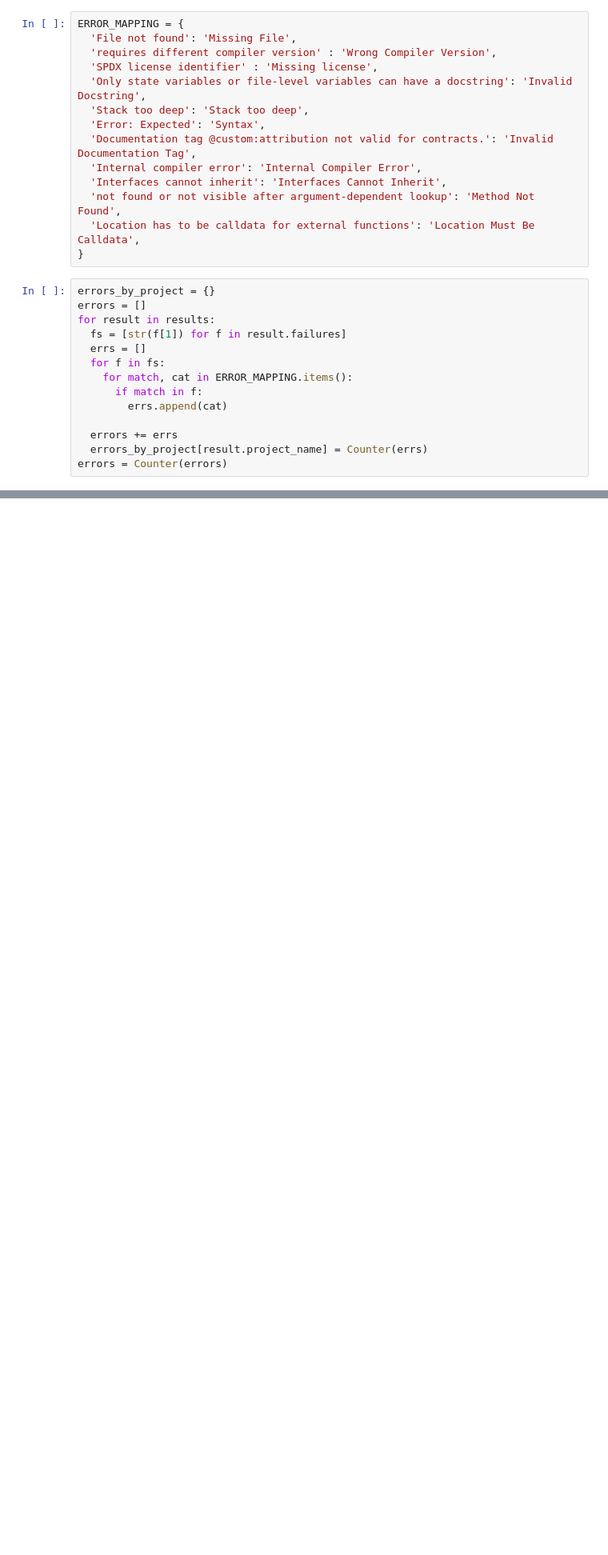
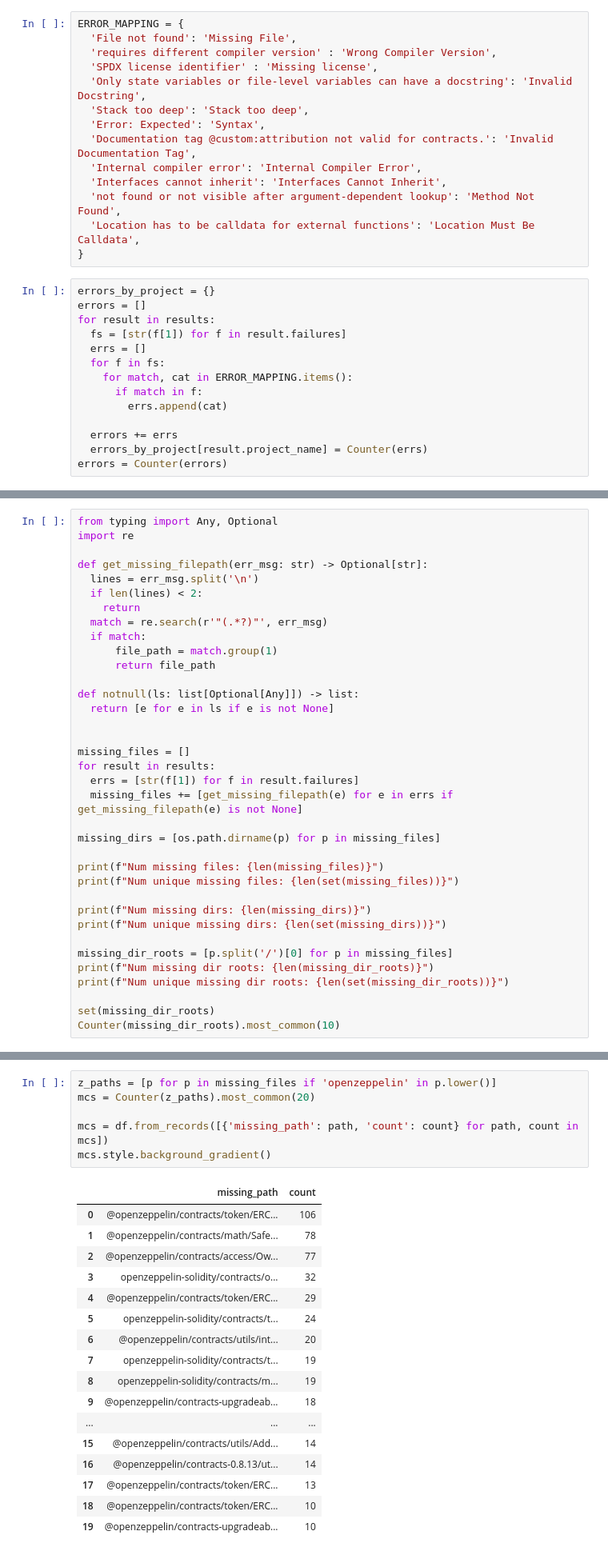
Before and after one commit to Yustynn/ethereum-smart-contract-analysis, a Jupyter notebook: data-investigation/investigate_errors.ipynb, the cells around one changed output, grey strips where cells are left out. Shown: that part at 80% size. Drawn from its saved outputs; the diff is of its cells as text; blank space fills up the shorter version.

```diff
--- a/data-investigation/investigate_errors.ipynb
+++ b/data-investigation/investigate_errors.ipynb
@@ -87,0 +184,36 @@ for result in results:
+# %%
+from typing import Any, Optional
+import re
+
+def get_missing_filepath(err_msg: str) -> Optional[str]:
+  lines = err_msg.split('\n')
+  if len(lines) < 2:
+    return
+  match = re.search(r'"(.*?)"', err_msg)
+  if match:
+      file_path = match.group(1)
+      return file_path
+
+def notnull(ls: list[Optional[Any]]) -> list:
+  return [e for e in ls if e is not None]
+
+
+missing_files = []
+for result in results:
+  errs = [str(f[1]) for f in result.failures]
+  missing_files += [get_missing_filepath(e) for e in errs if get_missing_filepath(e) is not None]
+
+missing_dirs = [os.path.dirname(p) for p in missing_files]
+
+print(f"Num missing files: {len(missing_files)}")
+print(f"Num unique missing files: {len(set(missing_files))}")
+
+print(f"Num missing dirs: {len(missing_dirs)}")
+print(f"Num unique missing dirs: {len(set(missing_dirs))}")
+
+missing_dir_roots = [p.split('/')[0] for p in missing_files]
+print(f"Num missing dir roots: {len(missing_dir_roots)}")
+print(f"Num unique missing dir roots: {len(set(missing_dir_roots))}")
+
+set(missing_dir_roots)
+Counter(missing_dir_roots).most_common(10)
@@ -87,0 +237,24 @@ for result in results:
+# %%
+z_paths = [p for p in missing_files if 'openzeppelin' in p.lower()]
+mcs = Counter(z_paths).most_common(20)
+
+mcs = df.from_records([{'missing_path': path, 'count': count} for path, count in mcs])
+mcs.style.background_gradient()
+# %% [output]
+|  | missing_path | count |
+| 0 | @openzeppelin/contracts/token/ERC... | 106 |
+| 1 | @openzeppelin/contracts/math/Safe... | 78 |
+| 2 | @openzeppelin/contracts/access/Ow... | 77 |
+| 3 | openzeppelin-solidity/contracts/o... | 32 |
+| 4 | @openzeppelin/contracts/token/ERC... | 29 |
+| 5 | openzeppelin-solidity/contracts/t... | 24 |
+| 6 | @openzeppelin/contracts/utils/int... | 20 |
+| 7 | openzeppelin-solidity/contracts/t... | 19 |
+| 8 | openzeppelin-solidity/contracts/m... | 19 |
+| 9 | @openzeppelin/contracts-upgradeab... | 18 |
+| ... | ... | ... |
+| 15 | @openzeppelin/contracts/utils/Add... | 14 |
+| 16 | @openzeppelin/contracts-0.8.13/ut... | 14 |
+| 17 | @openzeppelin/contracts/token/ERC... | 13 |
+| 18 | @openzeppelin/contracts/token/ERC... | 10 |
+| 19 | @openzeppelin/contracts-upgradeab... | 10 |
```
Also changed, not shown: parts of 17 cells of this notebook.
